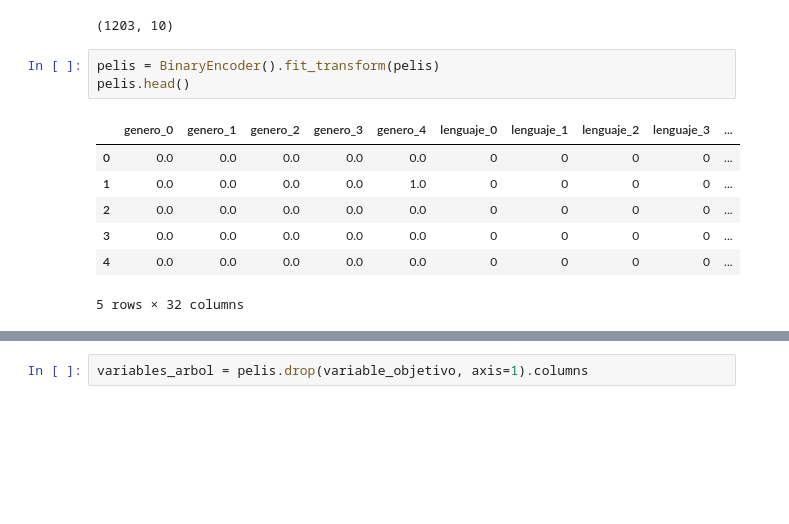
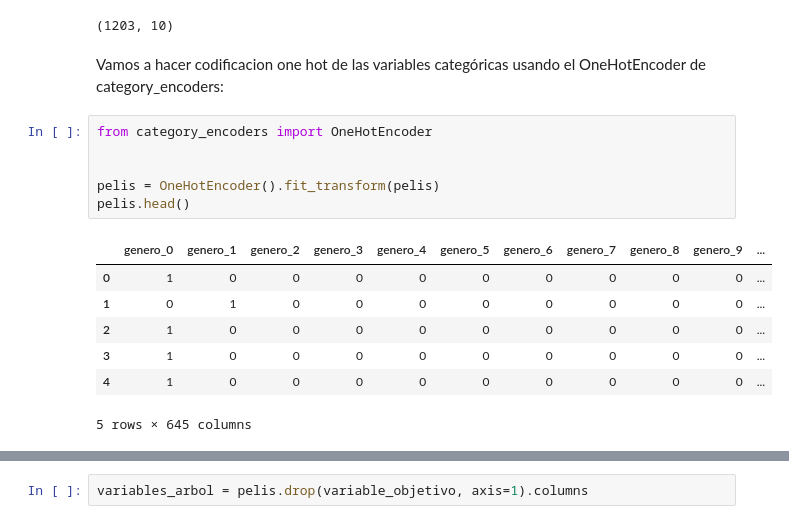
Before and after one commit to manugarri/curso_data_science, a Jupyter notebook: Secciones/Seccion5.Machine_Learning/arboles_de_decision_ejercicio/Ejercicio - Árboles-Solucion.ipynb, the cells around one changed output, grey strips where cells are left out. Saved outputs shown, nothing was run; the diff lists cells and outputs as text; blank space fills up the shorter version.

```diff
--- a/Secciones/Seccion5.Machine_Learning/arboles_de_decision_ejercicio/Ejercicio - Árboles-Solucion.ipynb
+++ b/Secciones/Seccion5.Machine_Learning/arboles_de_decision_ejercicio/Ejercicio - Árboles-Solucion.ipynb
@@ -27,14 +45,19 @@ pelis.head()
 pelis.shape
 # %% [output]
 (1203, 10)
+# %% [markdown]
+Vamos a hacer codificacion one hot de las variables categóricas usando el OneHotEncoder de category_encoders:
 # %%
-pelis = BinaryEncoder().fit_transform(pelis)
+from category_encoders import OneHotEncoder
+
+
+pelis = OneHotEncoder().fit_transform(pelis)
 pelis.head()
 # %% [output]
-|  | genero_0 | genero_1 | genero_2 | genero_3 | genero_4 | lenguaje_0 | lenguaje_1 | lenguaje_2 | lenguaje_3 | ... |
-| 0 | 0.0 | 0.0 | 0.0 | 0.0 | 0.0 | 0 | 0 | 0 | 0 | ... |
-| 1 | 0.0 | 0.0 | 0.0 | 0.0 | 1.0 | 0 | 0 | 0 | 0 | ... |
-| 2 | 0.0 | 0.0 | 0.0 | 0.0 | 0.0 | 0 | 0 | 0 | 0 | ... |
-| 3 | 0.0 | 0.0 | 0.0 | 0.0 | 0.0 | 0 | 0 | 0 | 0 | ... |
-| 4 | 0.0 | 0.0 | 0.0 | 0.0 | 0.0 | 0 | 0 | 0 | 0 | ... |
+|  | genero_0 | genero_1 | genero_2 | genero_3 | genero_4 | genero_5 | genero_6 | genero_7 | genero_8 | genero_9 | ... |
+| 0 | 1 | 0 | 0 | 0 | 0 | 0 | 0 | 0 | 0 | 0 | ... |
+| 1 | 0 | 1 | 0 | 0 | 0 | 0 | 0 | 0 | 0 | 0 | ... |
+| 2 | 1 | 0 | 0 | 0 | 0 | 0 | 0 | 0 | 0 | 0 | ... |
+| 3 | 1 | 0 | 0 | 0 | 0 | 0 | 0 | 0 | 0 | 0 | ... |
+| 4 | 1 | 0 | 0 | 0 | 0 | 0 | 0 | 0 | 0 | 0 | ... |
-5 rows × 32 columns
+5 rows × 645 columns
```
Also changed, not shown: parts of 9 cells of this notebook, 25 other files.
